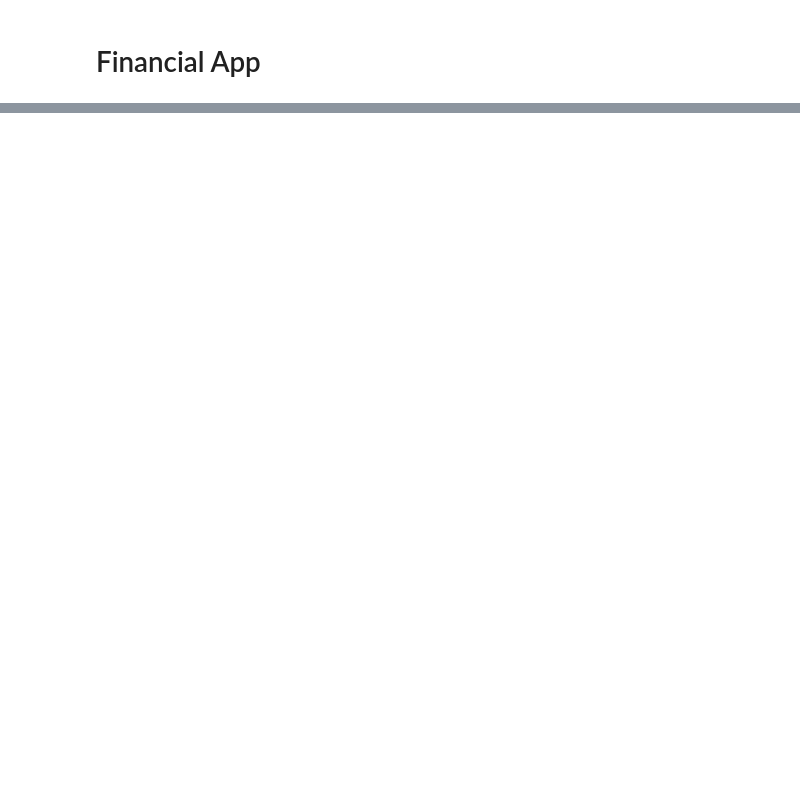
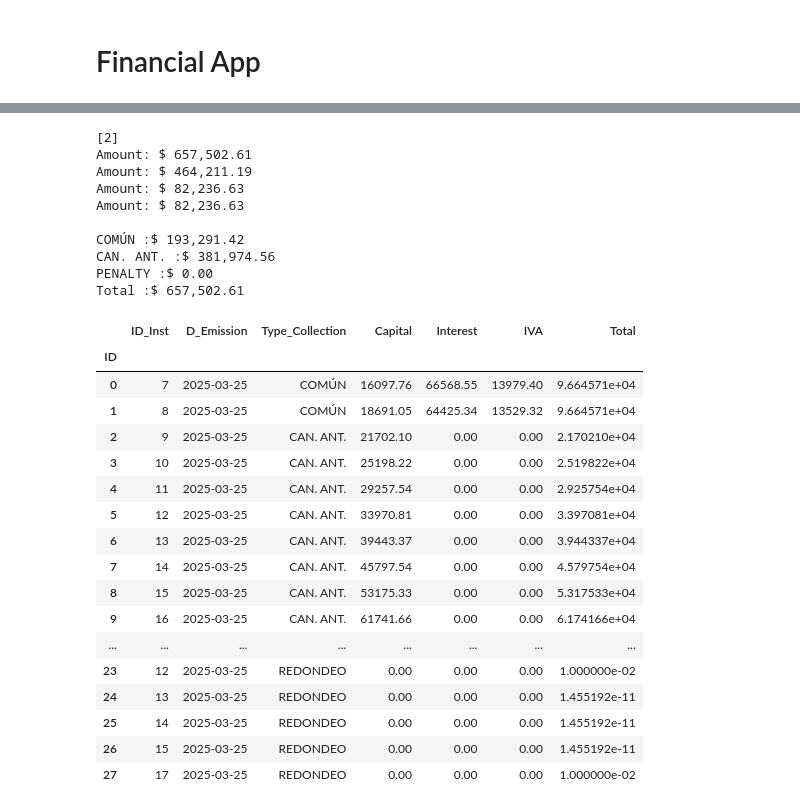
Before and after one commit to JuanMCarini/FinancialApp, a Jupyter notebook: notebooks/Start_DataBases.ipynb, the cells around one changed output, grey strips where cells are left out. Cells and saved outputs as stored; diff of their text form; code cells hidden in the pictures; blank space fills up the shorter version.

```diff
--- a/notebooks/Start_DataBases.ipynb
+++ b/notebooks/Start_DataBases.ipynb
@@ -51,0 +48,42 @@ Deuda Total: $ 5,452,862.28
+# %%
+reload(credit_manager)
+from app.modules.database.credit_manager import TypeDataCollection, read_collection_file, collection_w_early_cancel
+
+amount = balance.loc[balance['ID_Op'] == 2, 'Capital'].sum() - 2000 + 66568.55 + 13979.40 + 64425.34 + 13529.32 + 1000
+collections, penalties, installments = collection_w_early_cancel(TypeDataCollection.ID_Op, 2, amount, 3, pd.Timestamp("2025/03/25"), True)
+
+print(f'COMÚN :$ {collections.loc[collections['Type_Collection'] == 'COMÚN', 'Total'].sum():,.2f}')
+print(f'CAN. ANT. :$ {collections.loc[collections['Type_Collection'] == 'CAN. ANT.', 'Total'].sum():,.2f}')
+print(f'PENALTY :$ {collections.loc[collections['Type_Collection'] == 'PENALTY', 'Total'].sum():,.2f}')
+print(f'Total :$ {collections.loc[~collections['Type_Collection'].isin(['BON. CAN. ANT.', 'REDONDEO']), 'Total'].sum():,.2f}')
+
+collections
+# %% [output]
+[2]
+Amount: $ 657,502.61
+Amount: $ 464,211.19
+Amount: $ 82,236.63
+Amount: $ 82,236.63
+
+COMÚN :$ 193,291.42
+CAN. ANT. :$ 381,974.56
+PENALTY :$ 0.00
+Total :$ 657,502.61
+|  | ID_Inst | D_Emission | Type_Collection | Capital | Interest | IVA | Total |
+| ID |  |  |  |  |  |  |  |
+| 0 | 7 | 2025-03-25 | COMÚN | 16097.76 | 66568.55 | 13979.40 | 9.664571e+04 |
+| 1 | 8 | 2025-03-25 | COMÚN | 18691.05 | 64425.34 | 13529.32 | 9.664571e+04 |
+| 2 | 9 | 2025-03-25 | CAN. ANT. | 21702.10 | 0.00 | 0.00 | 2.170210e+04 |
+| 3 | 10 | 2025-03-25 | CAN. ANT. | 25198.22 | 0.00 | 0.00 | 2.519822e+04 |
+| 4 | 11 | 2025-03-25 | CAN. ANT. | 29257.54 | 0.00 | 0.00 | 2.925754e+04 |
+| 5 | 12 | 2025-03-25 | CAN. ANT. | 33970.81 | 0.00 | 0.00 | 3.397081e+04 |
+| 6 | 13 | 2025-03-25 | CAN. ANT. | 39443.37 | 0.00 | 0.00 | 3.944337e+04 |
+| 7 | 14 | 2025-03-25 | CAN. ANT. | 45797.54 | 0.00 | 0.00 | 4.579754e+04 |
+| 8 | 15 | 2025-03-25 | CAN. ANT. | 53175.33 | 0.00 | 0.00 | 5.317533e+04 |
+| 9 | 16 | 2025-03-25 | CAN. ANT. | 61741.66 | 0.00 | 0.00 | 6.174166e+04 |
+| ... | ... | ... | ... | ... | ... | ... | ... |
+| 23 | 12 | 2025-03-25 | REDONDEO | 0.00 | 0.00 | 0.00 | 1.000000e-02 |
+| 24 | 13 | 2025-03-25 | REDONDEO | 0.00 | 0.00 | 0.00 | 1.455192e-11 |
+| 25 | 14 | 2025-03-25 | REDONDEO | 0.00 | 0.00 | 0.00 | 1.455192e-11 |
+| 26 | 15 | 2025-03-25 | REDONDEO | 0.00 | 0.00 | 0.00 | 1.455192e-11 |
+| 27 | 17 | 2025-03-25 | REDONDEO | 0.00 | 0.00 | 0.00 | 1.000000e-02 |
```
Also changed, not shown: parts of 13 cells of this notebook, 3 other files.
